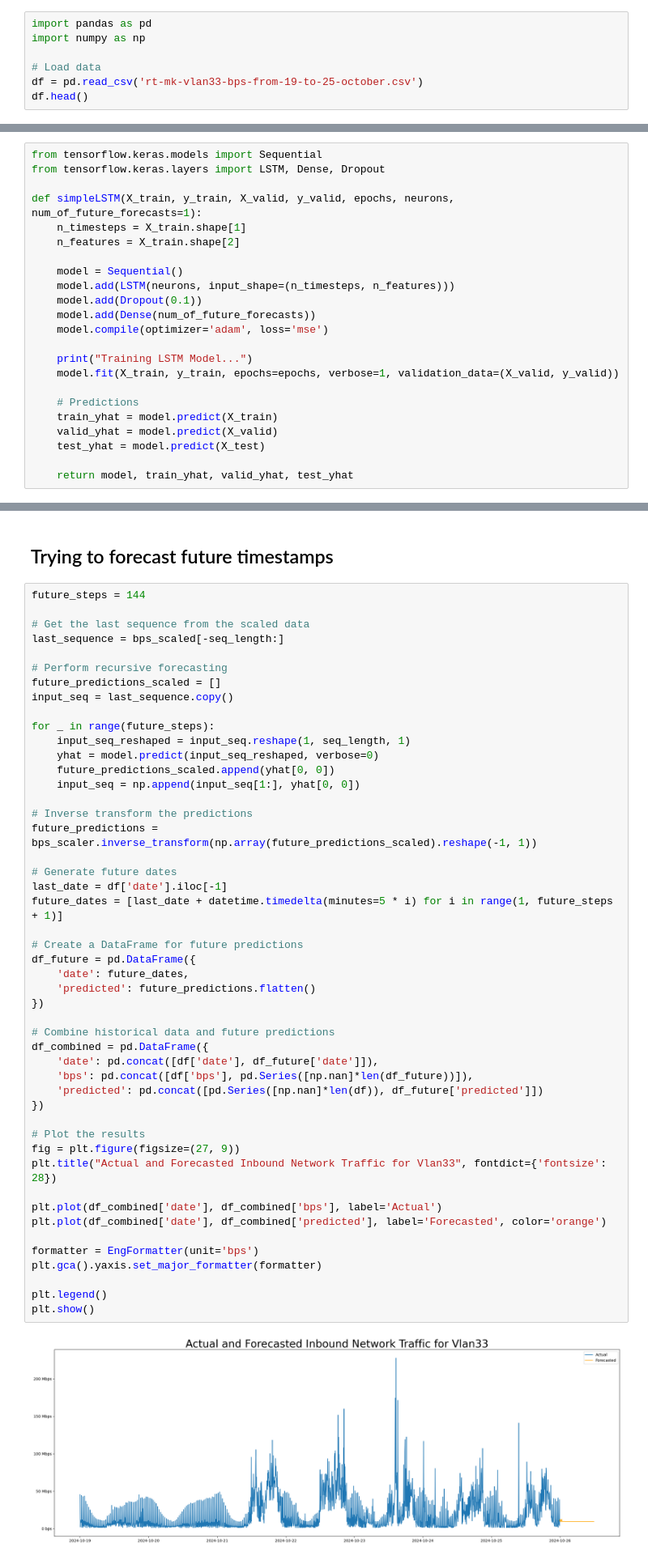
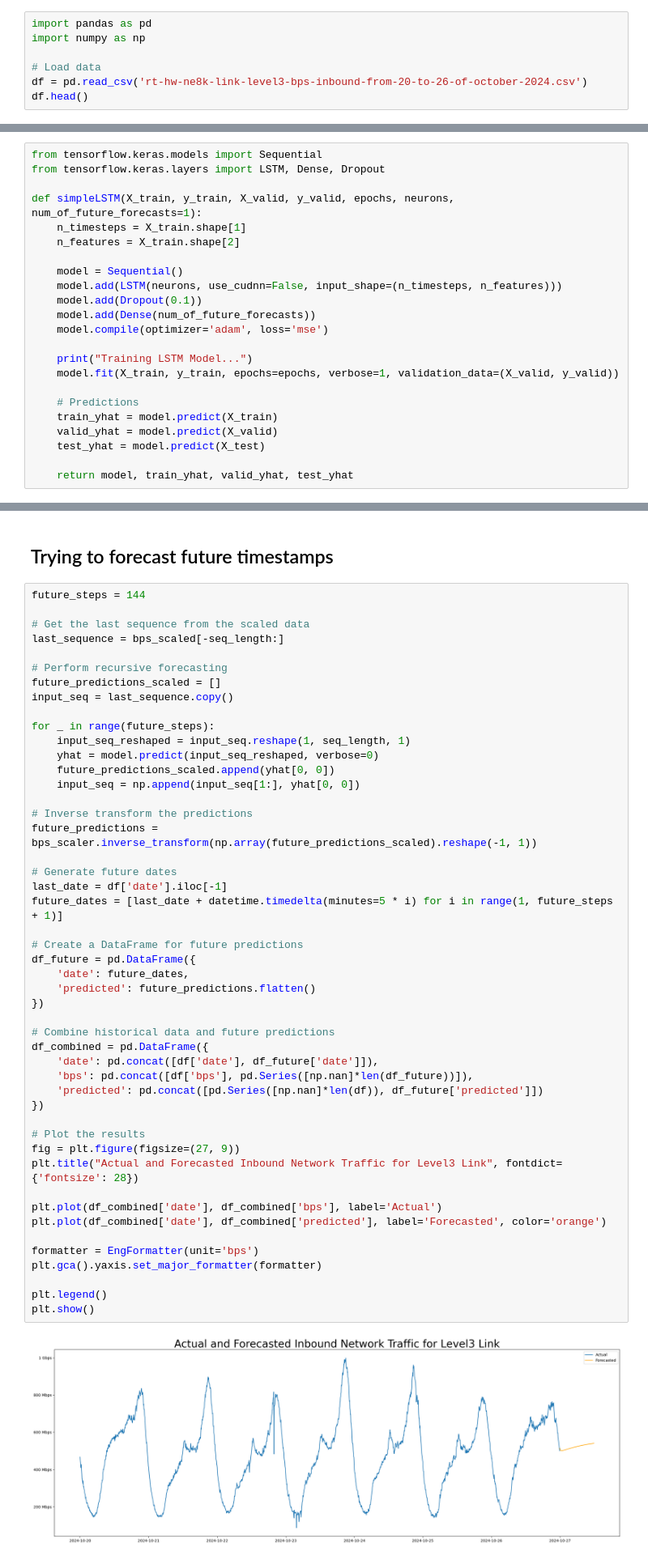
Before and after one commit to MuriloChianfa/network-traffic-time-series-forecasting, a Jupyter notebook: src/forecast/network-traffic-forecast.ipynb, the cells around one changed output, grey strips where cells are left out. Shown at 81% size. Drawn from its saved outputs; the diff is of its cells as text.

```diff
--- a/src/forecast/network-traffic-forecast.ipynb
+++ b/src/forecast/network-traffic-forecast.ipynb
@@ -19,7 +19,7 @@ import pandas as pd
 import numpy as np
 
 # Load data
-df = pd.read_csv('rt-mk-vlan33-bps-from-19-to-25-october.csv')
+df = pd.read_csv('rt-hw-ne8k-link-level3-bps-inbound-from-20-to-26-of-october-2024.csv')
 df.head()
 # %% [output]
 |  | date | bps |
@@ -151,7 +151,7 @@ def simpleLSTM(X_train, y_train, X_valid, y_valid, epochs, neurons, num_of_futur
     n_features = X_train.shape[2]
 
     model = Sequential()
-    model.add(LSTM(neurons, input_shape=(n_timesteps, n_features)))
+    model.add(LSTM(neurons, use_cudnn=False, input_shape=(n_timesteps, n_features)))
     model.add(Dropout(0.1))
     model.add(Dense(num_of_future_forecasts))
     model.compile(optimizer='adam', loss='mse')
@@ -321,35 +336,35 @@ future_predictions = bps_scaler.inverse_transform(np.array(future_predictions_sc
 
 # Generate future dates
 last_date = df['date'].iloc[-1]
 future_dates = [last_date + datetime.timedelta(minutes=5 * i) for i in range(1, future_steps + 1)]
 
 # Create a DataFrame for future predictions
 df_future = pd.DataFrame({
     'date': future_dates,
     'predicted': future_predictions.flatten()
 })
 
 # Combine historical data and future predictions
 df_combined = pd.DataFrame({
     'date': pd.concat([df['date'], df_future['date']]),
     'bps': pd.concat([df['bps'], pd.Series([np.nan]*len(df_future))]),
     'predicted': pd.concat([pd.Series([np.nan]*len(df)), df_future['predicted']])
 })
 
 # Plot the results
 fig = plt.figure(figsize=(27, 9))
-plt.title("Actual and Forecasted Inbound Network Traffic for Vlan33", fontdict={'fontsize': 28})
+plt.title("Actual and Forecasted Inbound Network Traffic for Level3 Link", fontdict={'fontsize': 28})
 
 plt.plot(df_combined['date'], df_combined['bps'], label='Actual')
 plt.plot(df_combined['date'], df_combined['predicted'], label='Forecasted', color='orange')
 
 formatter = EngFormatter(unit='bps')
 plt.gca().yaxis.set_major_formatter(formatter)
 
 plt.legend()
 plt.show()
 # %% [output]
-[figure, old version]
+[figure, new version]
 # %% [markdown]
 ## Trying to tunning the LSTM neural network
 # %%
```
Also changed, not shown: parts of 21 cells of this notebook, 2 other files.
